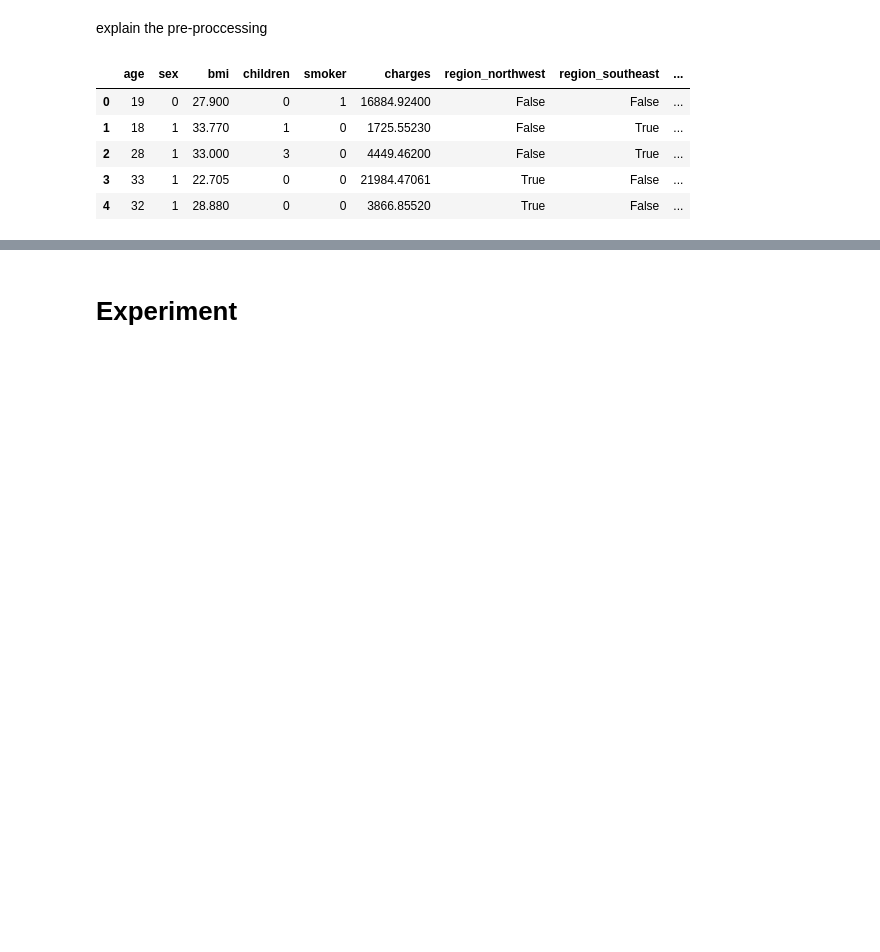
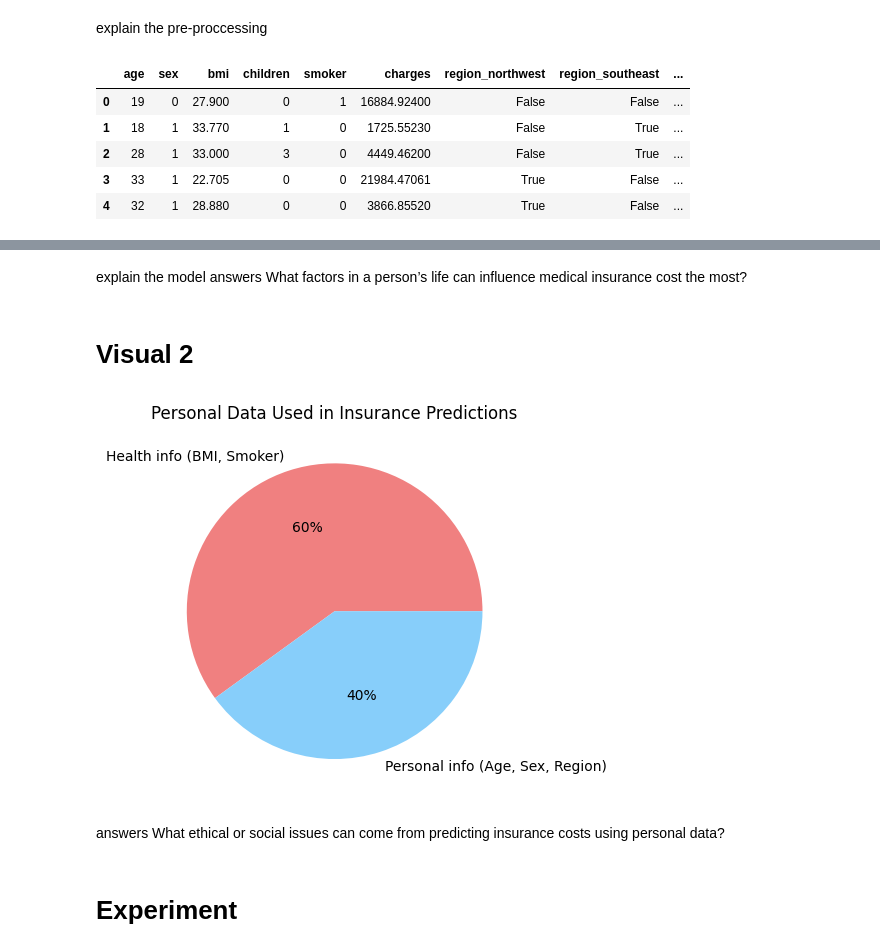
Before and after one commit to jess11233/ITCS3162, a Jupyter notebook: ProjectThreeVisual.ipynb, the cells around one changed output, grey strips where cells are left out. Cells and saved outputs as stored; diff of their text form; code cells hidden in the pictures; blank space fills up the shorter version.

```diff
--- a/ProjectThreeVisual.ipynb
+++ b/ProjectThreeVisual.ipynb
@@ -67,3 +99,22 @@ table1.head()
+# %% [markdown]
+explain the model
+answers What factors in a person’s life can influence medical insurance cost the most?
+# %% [markdown]
+# Visual 2
+# %%
+labels = ['Health info (BMI, Smoker)', 'Personal info (Age, Sex, Region)']
+sizes = [60, 40]
+# example percentages ^
+colors = ['lightcoral', 'lightskyblue']
+
+plt.pie(sizes, labels=labels, colors=colors, autopct='%1.0f%%')
+#plt.pie( labels=labels, colors=colors, autopct='%1.0f%%')
+plt.title('Personal Data Used in Insurance Predictions')
+plt.show()
+# %% [output]
+[figure, added]
+# %% [markdown]
+answers What ethical or social issues can come from predicting insurance costs using personal data?
 # %% [markdown]
 # Experiment
 # %%
```
Also changed, not shown: parts of 4 cells of this notebook, 1 other file.
